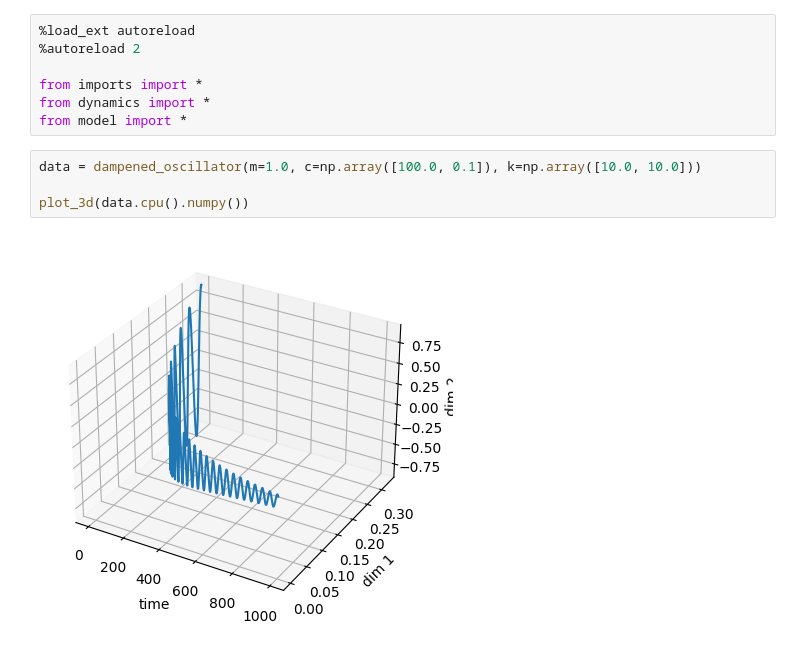
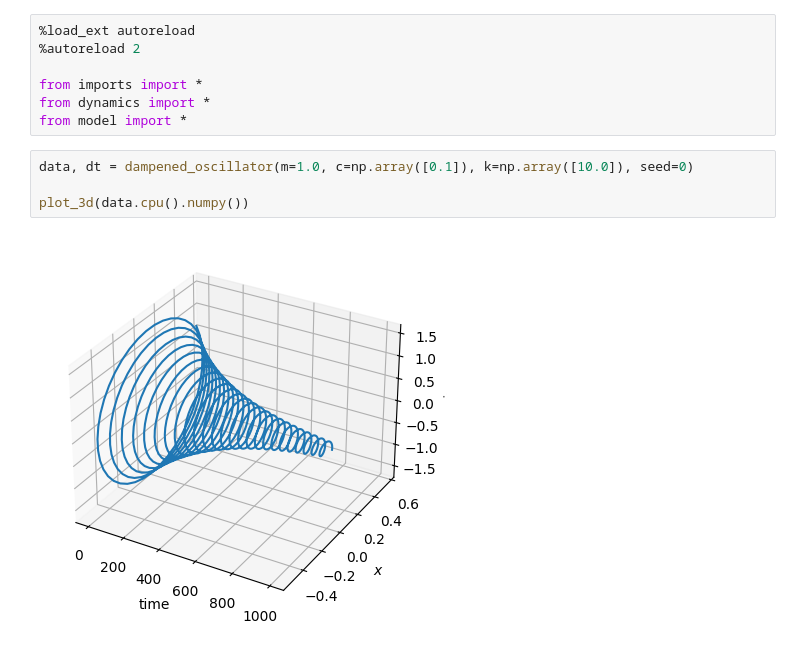
Before and after one commit to abhi-iyer/lyapunov_ebms, a Jupyter notebook: train_dampened_oscillator.ipynb, the cells around one changed output. Drawn from its saved outputs; the diff is of its cells as text.

```diff
--- a/train_dampened_oscillator.ipynb
+++ b/train_dampened_oscillator.ipynb
@@ -6,10 +6,10 @@ from imports import *
 from dynamics import *
 from model import *
 # %%
-data = dampened_oscillator(m=1.0, c=np.array([100.0, 0.1]), k=np.array([10.0, 10.0]))
+data, dt = dampened_oscillator(m=1.0, c=np.array([0.1]), k=np.array([10.0]), seed=0)
 
 plot_3d(data.cpu().numpy())
 # %% [output]
-[figure, old version]
+[figure, new version]
 # %%
 def loss_fn(model, batch, num_negative_samples):
```
Also changed, not shown: parts of 6 cells of this notebook, 4 other files.
